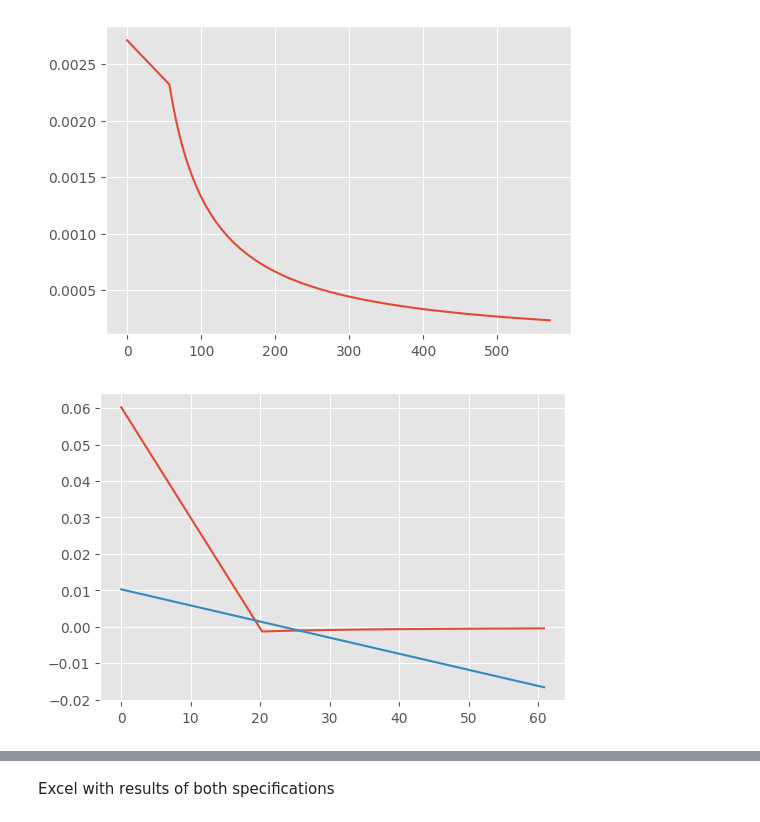
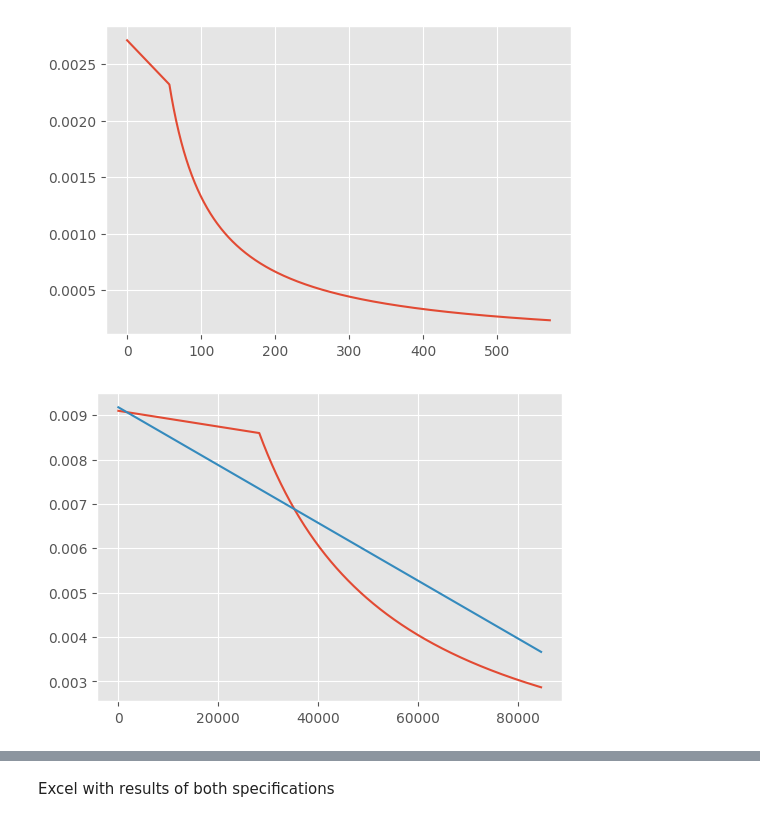
Before and after one commit to DavidSandovalRodriguez/Fund-Kink-Smoothing, a Jupyter notebook: WorkingNotebook.ipynb, the cells around one changed output, grey strips where cells are left out. Cells and saved outputs as stored; diff of their text form; code cells hidden in the pictures.

```diff
--- a/WorkingNotebook.ipynb
+++ b/WorkingNotebook.ipynb
@@ -420,9 +420,9 @@ def plot_func_fund_li_nolin(fundID):
 
     plt.show()
 # %%
-plot_func_fund_li_nolin(603034)
+plot_func_fund_li_nolin(101455)
 # %% [output]
-[figure, old version]
+[figure, new version]
 # %%
 def plot_fit_fund_li_nolin(fundID):
 
```
Also changed, not shown: parts of 20 cells of this notebook, 1 other file.
